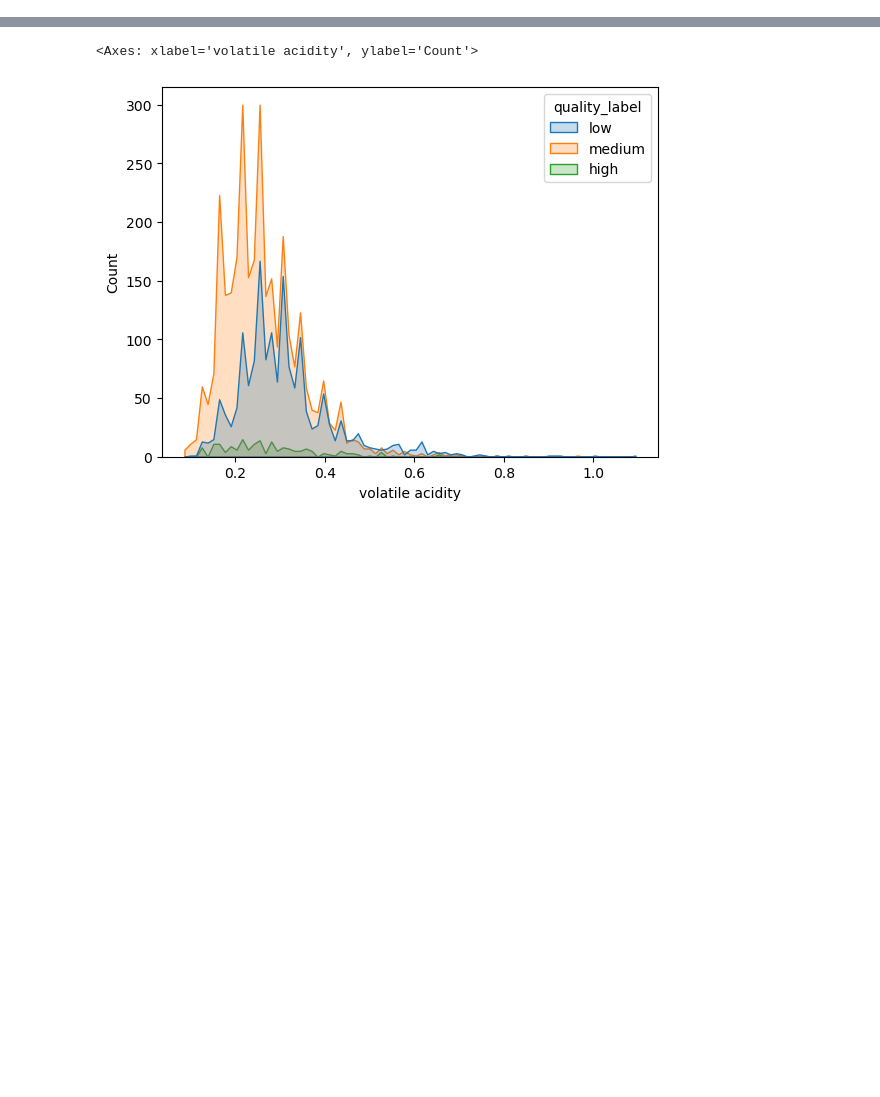
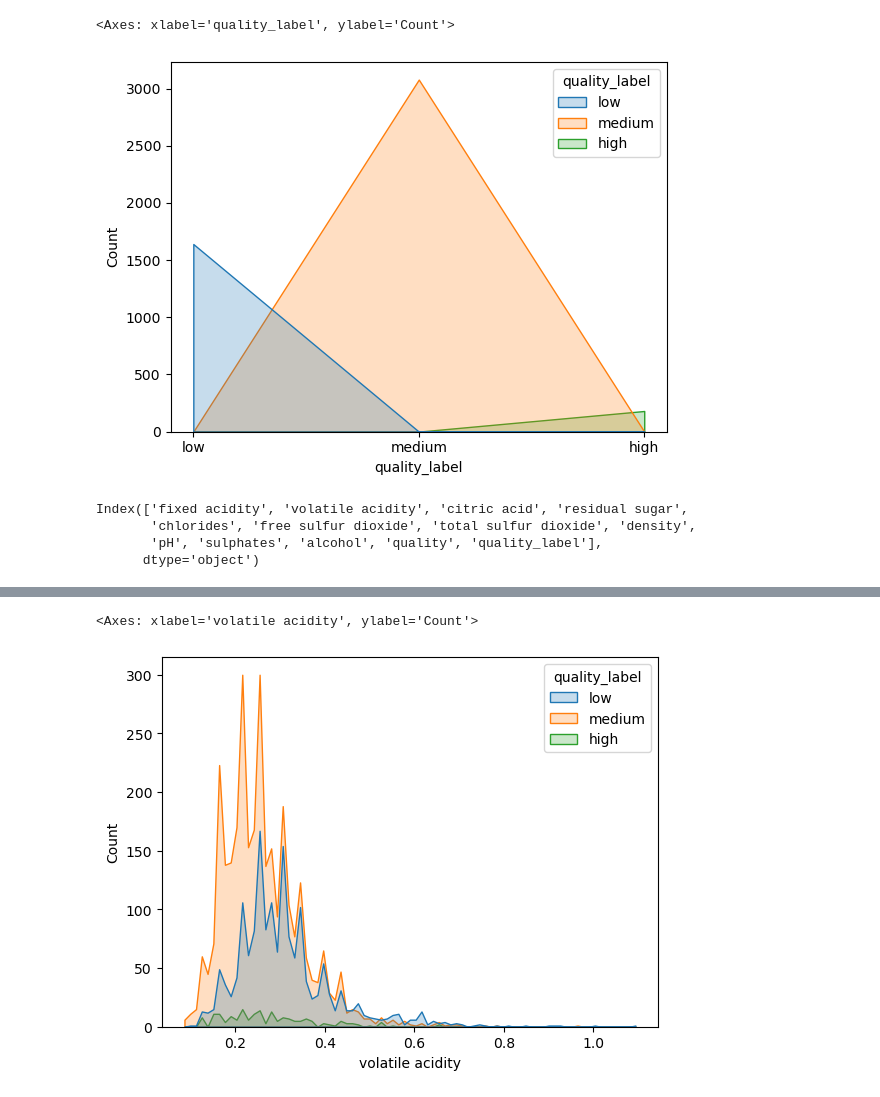
Before and after one commit to MiriamHerrmann/Wine_Data_Project, a Jupyter notebook: WineDataSet.ipynb, the cells around one changed output, grey strips where cells are left out. Drawn from its saved outputs; the diff is of its cells as text; code cells hidden in the pictures; blank space fills up the shorter version.

```diff
--- a/WineDataSet.ipynb
+++ b/WineDataSet.ipynb
@@ -150,6 +167,18 @@ for columnname in col_list:
    # sns.histplot(x = columnname, data= white_wine_01, hue='quality_label', element='poly')
 
     #plt.show()
+# %%
+sns.histplot(x = columnname, data= white_wine_01, hue='quality_label', element='poly')
+# %% [output]
+<Axes: xlabel='quality_label', ylabel='Count'>
+[figure, added]
+# %%
+white_wine_01.columns
+# %% [output]
+Index(['fixed acidity', 'volatile acidity', 'citric acid', 'residual sugar',
+       'chlorides', 'free sulfur dioxide', 'total sulfur dioxide', 'density',
+       'pH', 'sulphates', 'alcohol', 'quality', 'quality_label'],
+      dtype='object')
 # %%
 col_list_w = white_wine_01.columns
 for columnname in col_list_w:
```
Also changed, not shown: parts of 7 cells of this notebook.
